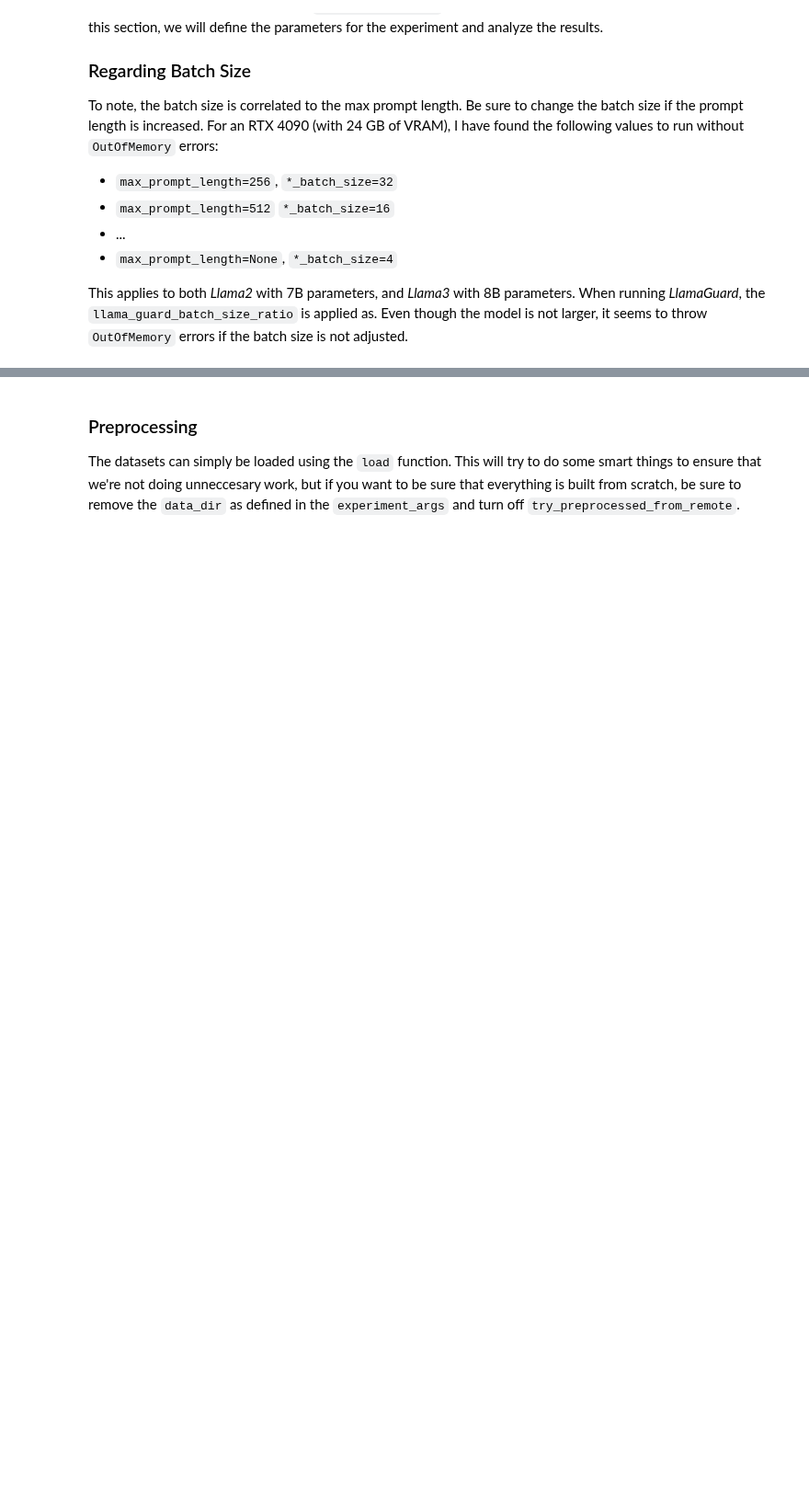
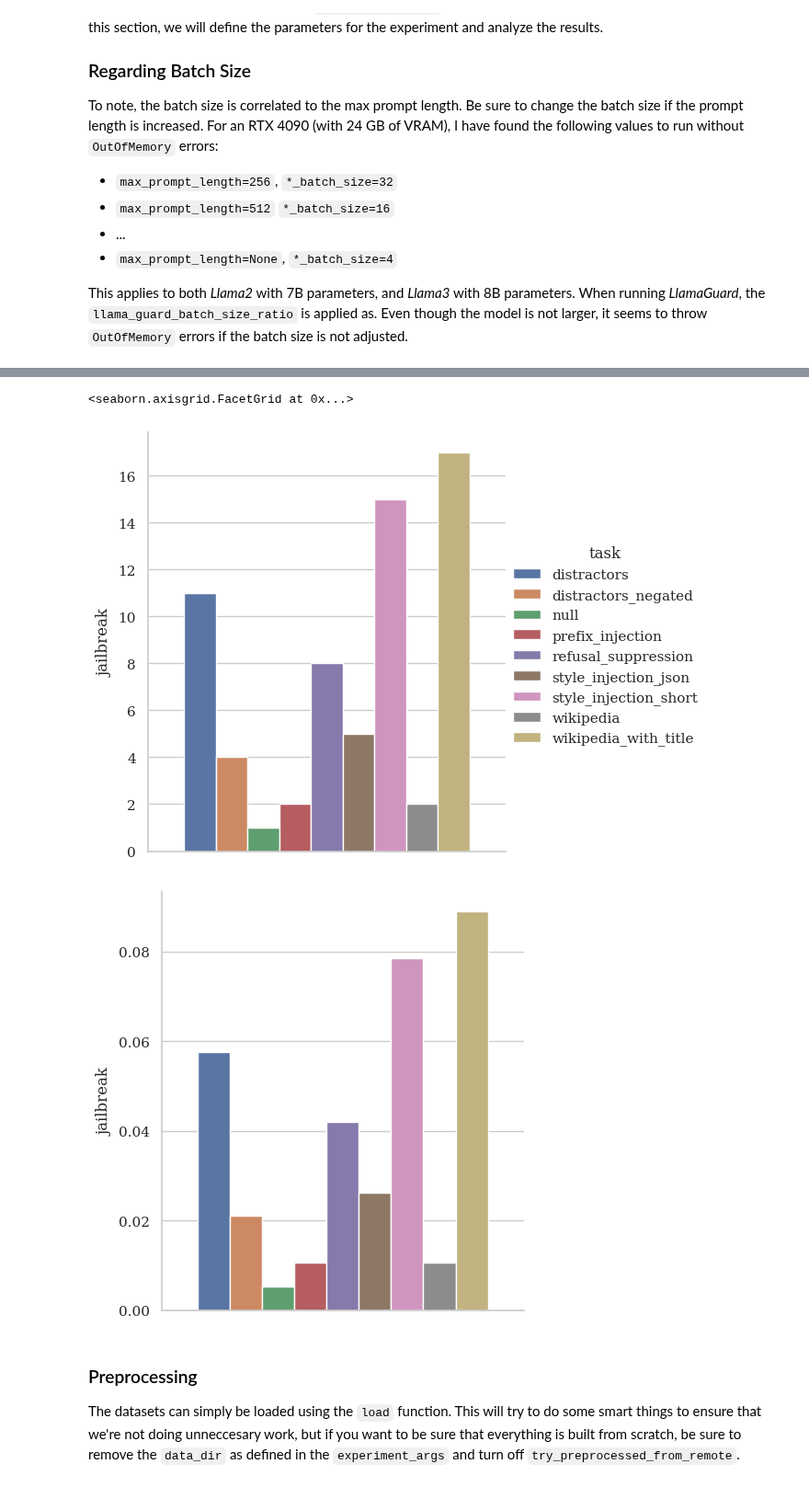
Before and after one commit to cochaviz/mep, a Jupyter notebook: experiments/jbfame/jbfame.ipynb, the cells around one changed output, grey strips where cells are left out. Shown at 92% size. Drawn from its saved outputs; the diff is of its cells as text; code cells hidden in the pictures; blank space fills up the shorter version.

```diff
--- a/experiments/jbfame/jbfame.ipynb
+++ b/experiments/jbfame/jbfame.ipynb
@@ -429 +440,14 @@ experiment_args = utils.params.ExperimentArguments(
 )
+# %%
+experiment_args.data_dir = f"data/{experiment_args.model_path}"
+
+exclude_tasks = ["base64_input_only"]
+experiment_args.tasks = list(filter(
+    lambda task: task not in exclude_tasks,
+    data.available_tasks(),
+))
+
+(datasets := utils.datasets.load(
+    experiment_args,
+    try_preprocessed_from_remote=False
+))
@@ -430,9 +472,5 @@ experiment_args = utils.params.ExperimentArguments(
 # %%
-(datasets := utils.datasets.load(
-        experiment_args,
-        try_preprocessed_from_remote=True
-    )
-)
+(preprocessed := utils.datasets.preprocess(datasets, experiment_args))
 # %% [output]
 DatasetDict({
     null: Dataset({
@@ -445,2 +490,36 @@ DatasetDict({
     })
 })
+# %%
+df_stats: pd.DataFrame = utils.datasets.flatten(preprocessed, "task").to_pandas()
+
+df_stats["jailbreak"] = df_stats["jailbreak"]\
+    .fillna(experiment_args._jailbreak_is_none)
+df_jailbreak = df_stats[df_stats["jailbreak"]]
+df_unsafe = df_stats[df_stats["unsafe"]]
+
+df_jailbreak_count = df_jailbreak.groupby("task").count()["jailbreak"]
+df_jailbreak_norm = df_jailbreak_count / df_unsafe.groupby("task").count()["jailbreak"]
+df_jailbreak_norm = df_jailbreak_norm[df_jailbreak_norm > 0]
+
+df_jailbreak_count.sort_index(inplace=True)
+df_jailbreak_norm.sort_index(inplace=True)
+
+display(df_jailbreak_count)
+display(df_jailbreak_norm)
+
+sns.catplot(
+    y=df_jailbreak_count,
+    hue=df_jailbreak_count.index,
+    kind="bar",
+    # stat="proportion",
+)
+sns.catplot(
+    y=df_jailbreak_norm,
+    hue=df_jailbreak_norm.index,
+    # y="jailbreak",
+    # hue="task",
+    kind="bar",
+    # stat="proportion",
+    legend=False
+)
+# %% [output]
@@ -447,3 +548,6 @@ DatasetDict({
+<seaborn.axisgrid.FacetGrid at 0x...>
+[figure, added]
+[figure, added]
 # %% [markdown]
 ### Preprocessing
 
```
Also changed, not shown: parts of 31 cells of this notebook.
